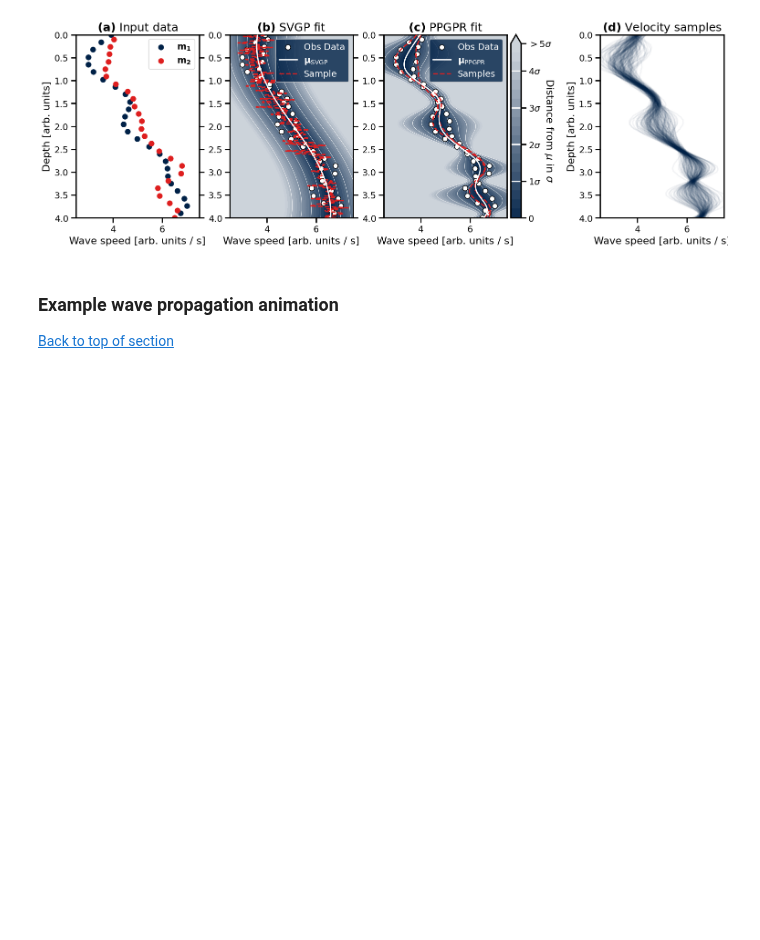
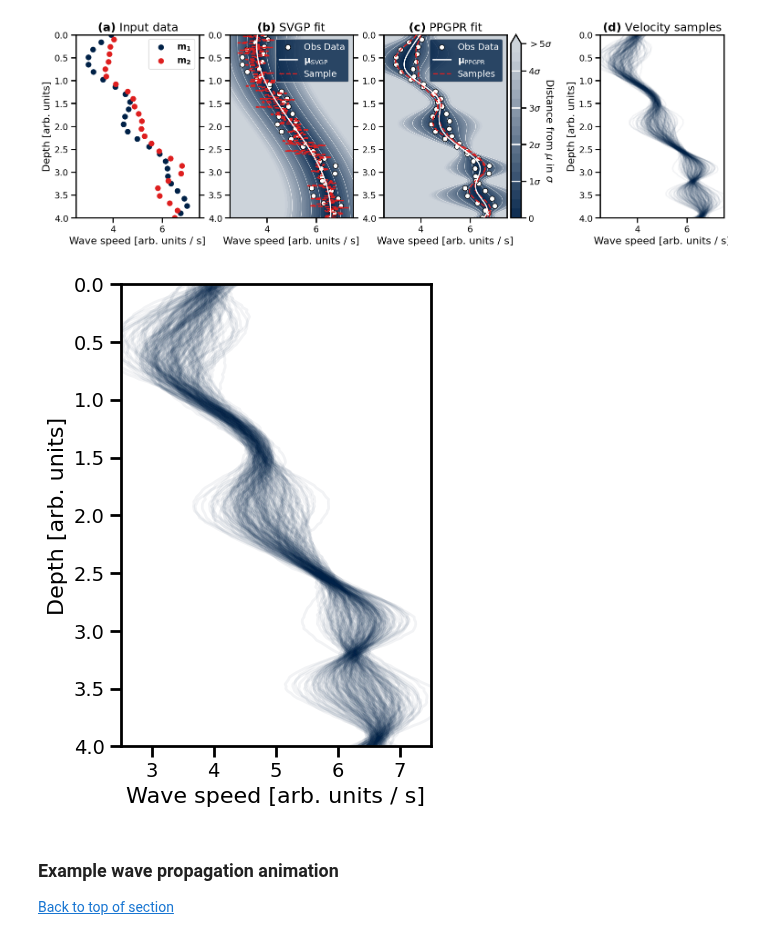
Before and after one commit to sscivier/gp-prob-earthquake-shaking, a Jupyter notebook: workflow.ipynb, the cells around one changed output. Drawn from its saved outputs; the diff is of its cells as text; code cells hidden in the pictures; blank space fills up the shorter version.

```diff
--- a/workflow.ipynb
+++ b/workflow.ipynb
@@ -738,6 +739,23 @@ axs[5].set_title(r"$\bf{(d)}$ Velocity samples")
 plt.show()
 # %% [output]
 [figure]
+# %%
+fig, ax = plt.subplots(1, 1, figsize=(4, 6))
+
+n_plot = 200
+
+for i in range(n_plot):
+    ax.plot(velocity_samples[i], np.linspace(0, 4, n_points), color=colors[0], alpha=1. / n_plot ** 0.565)
+
+ax.set(xlim=(2.5, 7.5), ylim=(0, 4))
+ax.invert_yaxis()
+
+ax.set_ylabel("Depth [arb. units]")
+ax.set_xlabel("Wave speed [arb. units / s]")
+
+plt.show()
+# %% [output]
+[figure, added]
 # %% [markdown]
 ### Example wave propagation animation
 
```
Also changed, not shown: parts of 3 cells of this notebook, 4 other files.
